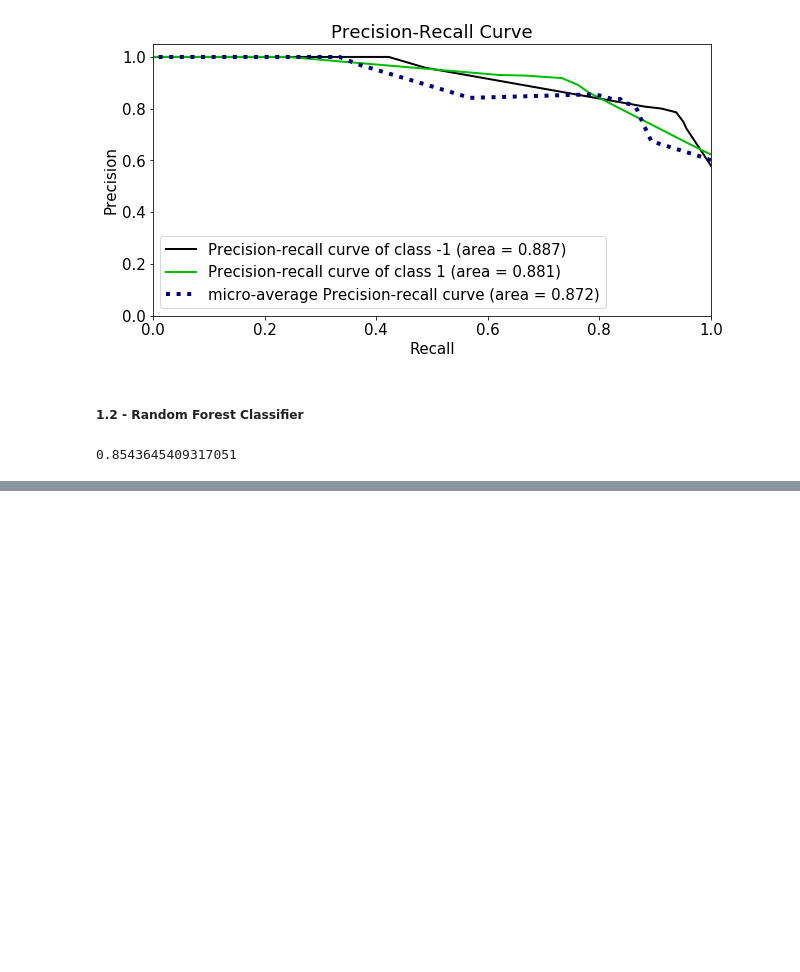
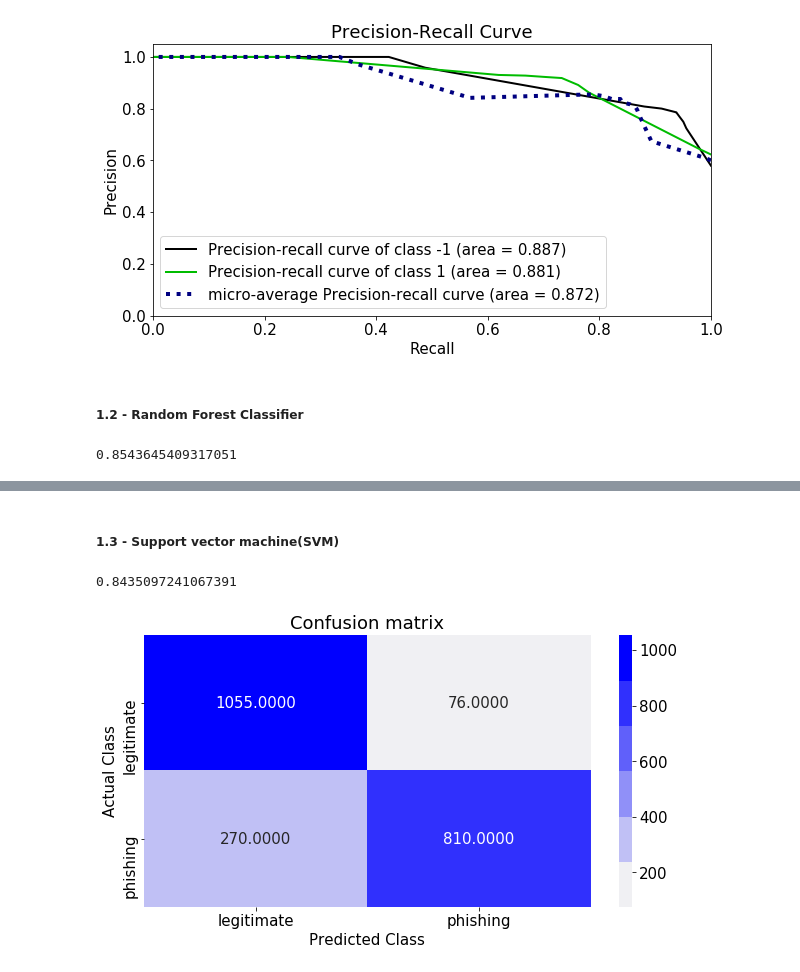
Before and after one commit to lakruone/Phishing-website-detection-using-ML-aproach, a Jupyter notebook: Finalized/8 Train and test dataset with ML algo and plot graphs/Training and testing results.ipynb, the cells around one changed output, grey strips where cells are left out. Saved outputs shown, nothing was run; the diff lists cells and outputs as text; code cells hidden in the pictures; blank space fills up the shorter version.

```diff
--- a/Finalized/8 Train and test dataset with ML algo and plot graphs/Training and testing results.ipynb
+++ b/Finalized/8 Train and test dataset with ML algo and plot graphs/Training and testing results.ipynb
@@ -240,0 +219,16 @@ plt.show()
+# %% [markdown]
+##### 1.3 - Support vector machine(SVM)
+# %%
+from sklearn.svm import SVC
+svc = SVC(probability=True)
+model_3=svc.fit(X_train,Y_train)
+
+svc_predict=model_3.predict(X_test)
+accuracy_score(svc_predict,Y_test)
+# %% [output]
+0.8435097241067391
+# %%
+#Confusion matrix
+conf_matrix(svc_predict)
+# %% [output]
+[figure, added]
```
Also changed, not shown: parts of 43 cells of this notebook.
